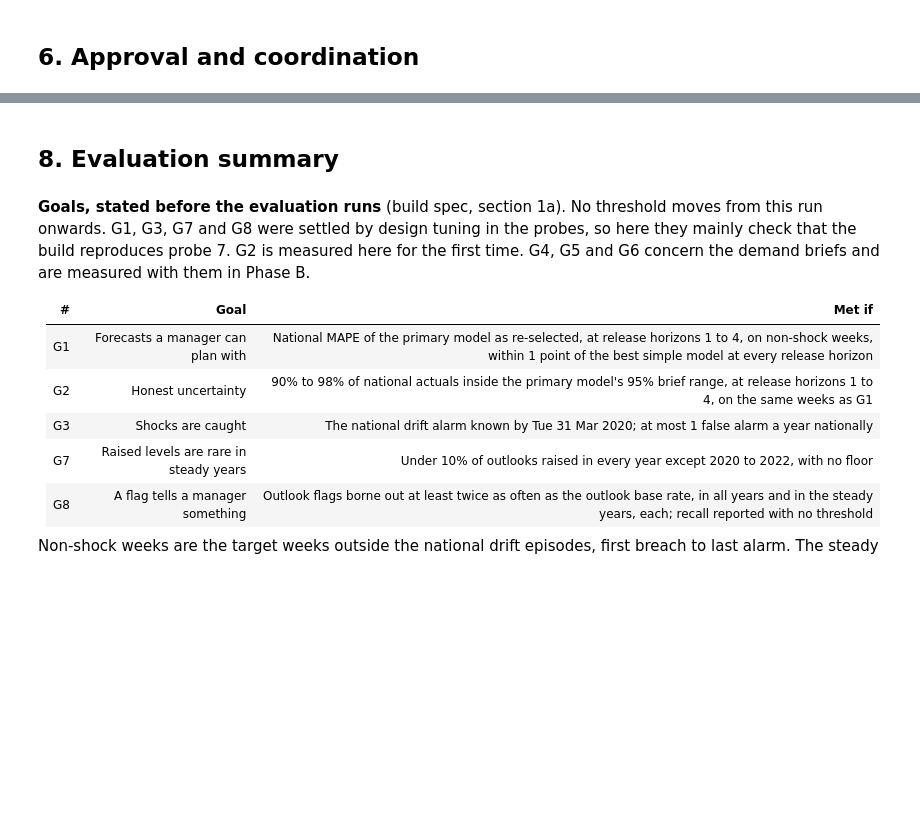
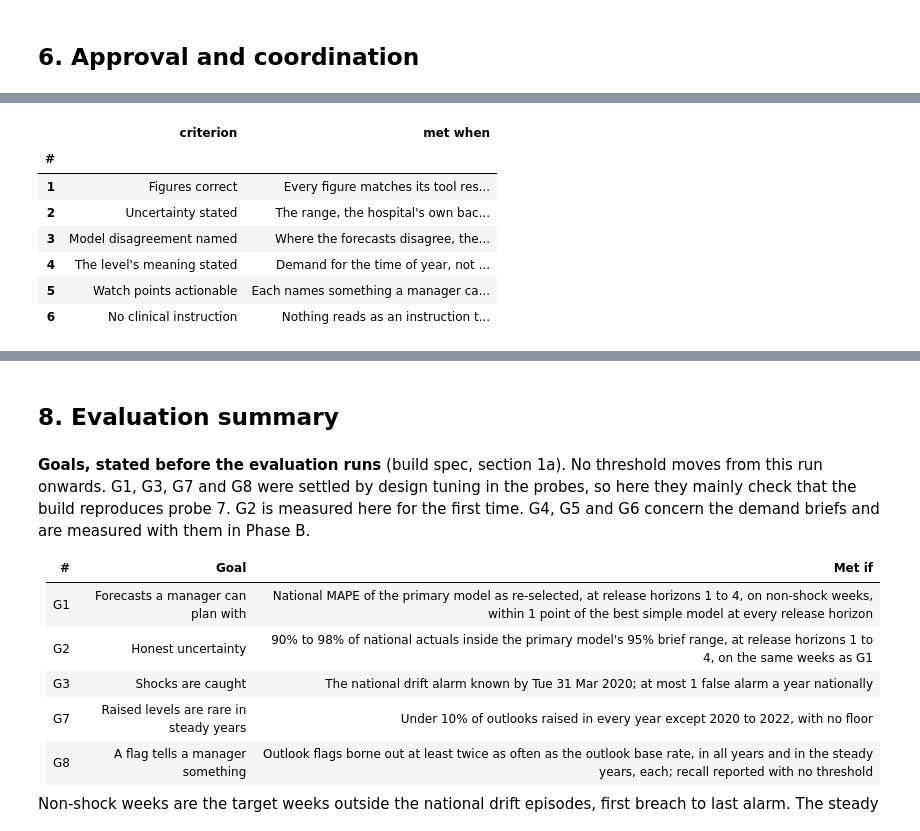
Before and after one commit to PaddyGilliland1/industry-integrated-ai-system-synthesis-old, a Jupyter notebook: ae_escalation_spot_check.ipynb, the cells around one changed output, grey strips where cells are left out. Drawn from its saved outputs; the diff is of its cells as text; code cells hidden in the pictures; blank space fills up the shorter version.

```diff
--- a/ae_escalation_spot_check.ipynb
+++ b/ae_escalation_spot_check.ipynb
@@ -863,0 +1086,14 @@ Share of hospital outlooks at each demand level, with the simulated capacity at
+# %%
+pd.DataFrame(
+    [{"criterion": c.name, "met when": c.test} for c in ap.CRITERIA],
+    index=pd.RangeIndex(1, 7, name="#"),
+)
+# %% [output]
+|  | criterion | met when |
+| # |  |  |
+| 1 | Figures correct | Every figure matches its tool res... |
+| 2 | Uncertainty stated | The range, the hospital's own bac... |
+| 3 | Model disagreement named | Where the forecasts disagree, the... |
+| 4 | The level's meaning stated | Demand for the time of year, not ... |
+| 5 | Watch points actionable | Each names something a manager ca... |
+| 6 | No clinical instruction | Nothing reads as an instruction t... |
```
Also changed, not shown: parts of 25 cells of this notebook.
